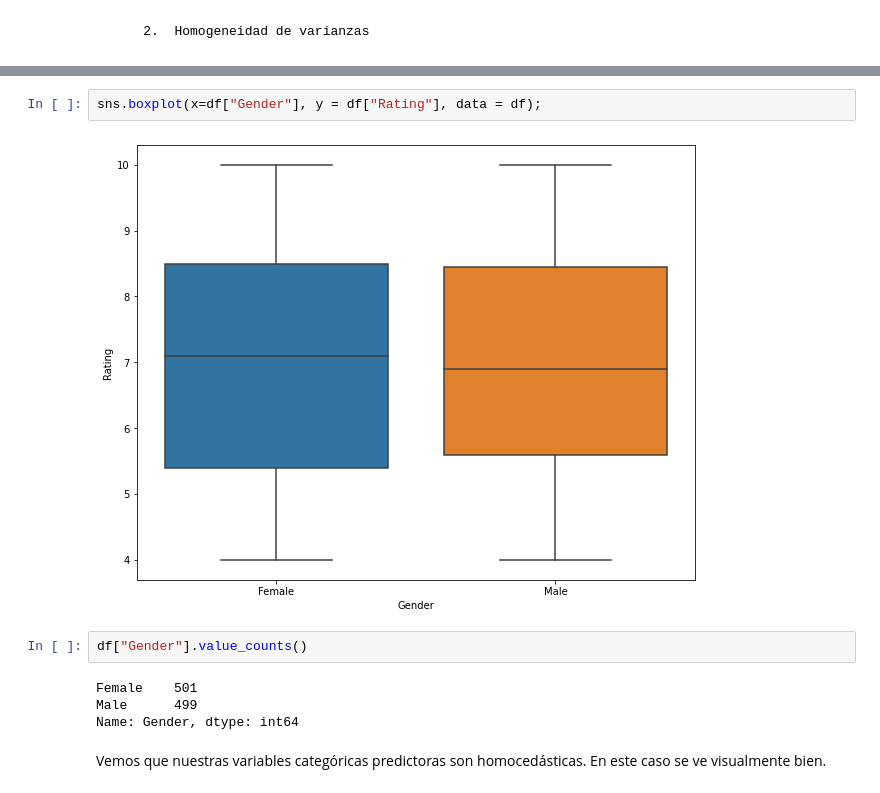
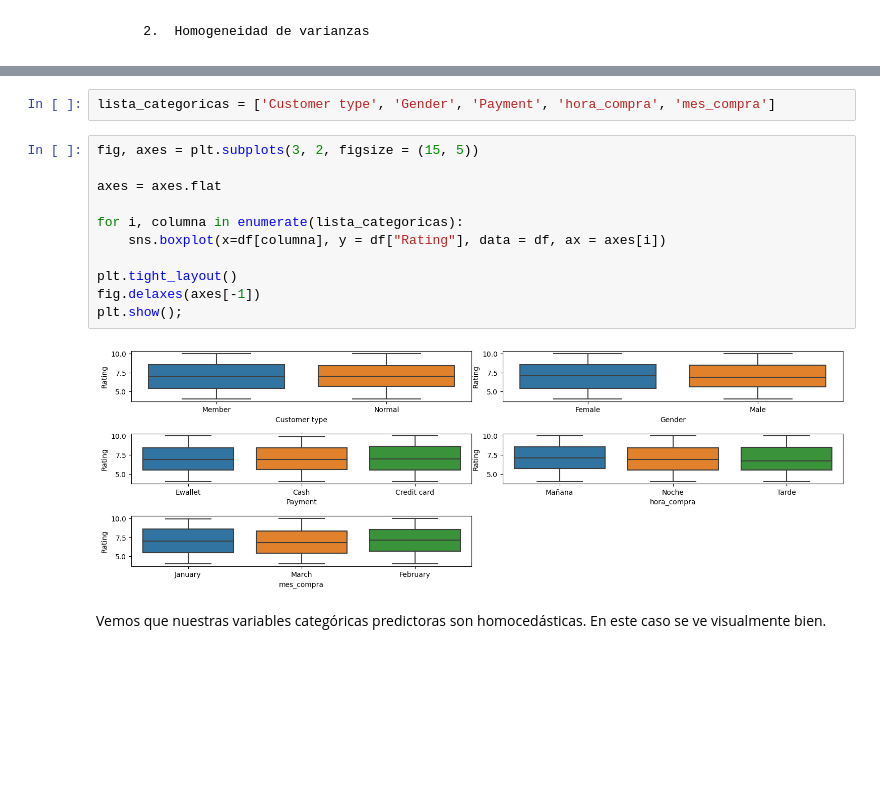
Before and after one commit to Adalab/Adalab-promo_d_da_modulo3_sprint1_Cristina_AnaBelen, a Jupyter notebook: regresion_lineal/4_asunciones.ipynb, the cells around one changed output, grey strips where cells are left out. Drawn from its saved outputs; the diff is of its cells as text; blank space fills up the shorter version.

```diff
--- a/regresion_lineal/4_asunciones.ipynb
+++ b/regresion_lineal/4_asunciones.ipynb
@@ -73,13 +38,18 @@ Name: Payment, dtype: int64
-# %%
-sns.boxplot(x=df["Gender"], y = df["Rating"], data = df);
-# %% [output]
-[figure, removed]
-# %%
-df["Gender"].value_counts()
-# %% [output]
-Female    501
-Male      499
-Name: Gender, dtype: int64
+# %%
+lista_categoricas = ['Customer type', 'Gender', 'Payment', 'hora_compra', 'mes_compra']
+# %%
+fig, axes = plt.subplots(3, 2, figsize = (15, 5))
+
+axes = axes.flat
+
+for i, columna in enumerate(lista_categoricas):
+    sns.boxplot(x=df[columna], y = df["Rating"], data = df, ax = axes[i])
+
+plt.tight_layout()
+fig.delaxes(axes[-1])
+plt.show();
+# %% [output]
+[figure, added]
 # %% [markdown]
 Vemos que nuestras variables categóricas predictoras son homocedásticas. En este caso se ve visualmente bien.
 # %%
```
Also changed, not shown: parts of 14 cells of this notebook, 4 other files.
